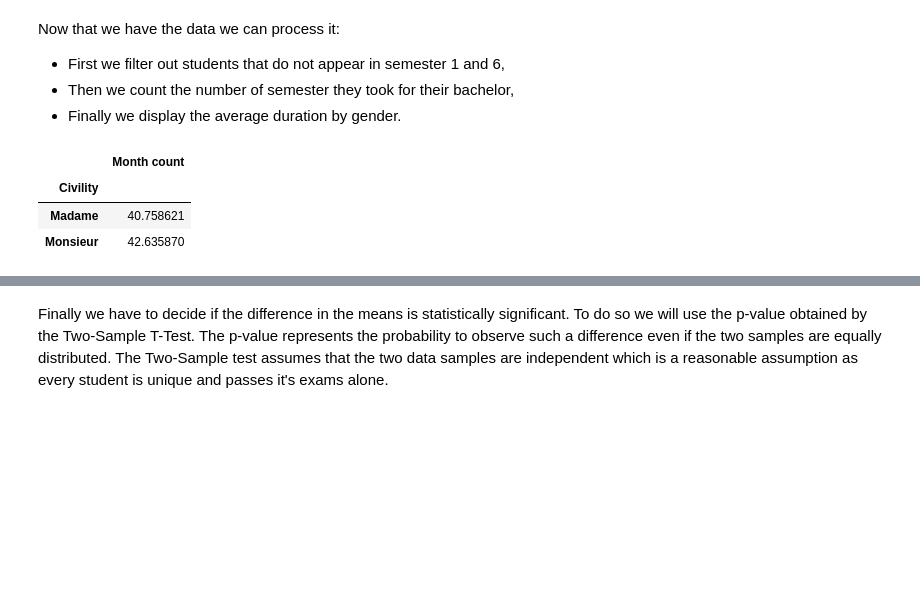
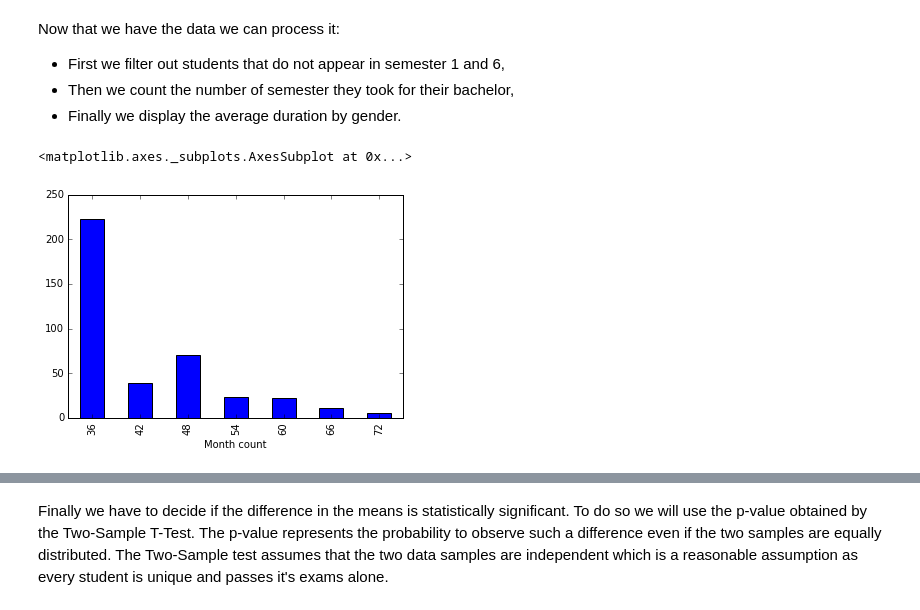
Before and after one commit to bojbilla/AdaHomeworks, a Jupyter notebook: 02 - Data from the Web/HW2.ipynb, the cells around one changed output, grey strips where cells are left out. Saved outputs shown, nothing was run; the diff lists cells and outputs as text; code cells hidden in the pictures; blank space fills up the shorter version.

Commit message:
Add plots

```diff
--- a/02 - Data from the Web/HW2.ipynb
+++ b/02 - Data from the Web/HW2.ipynb
@@ -199,11 +164,12 @@ bc_sem_count = bc_sem_count.groupby('Sciper').sum()
 # Give them thier civility back
 civilities = bachelor[['Sciper', 'Civility']].drop_duplicates()
 bc_sem_count = civilities.join(bc_sem_count, how='inner', on='Sciper')
-
-# Compute the average bachelor duration by gender
-bc_sem_count.groupby('Civility').mean()
-# %% [output]
-|  | Month count |
-| Civility |  |
-| Madame | 40.758621 |
-| Monsieur | 42.635870 |
+# %%
+# Assumption: can't finish EPFL in less than 36 months
+bc_sem_count = bc_sem_count[bc_sem_count['Month count'] >= 36]
+# %%
+# Distribution of the number of month spent
+bc_sem_count[['Month count']].groupby('Month count').size().plot(kind='bar')
+# %% [output]
+<matplotlib.axes._subplots.AxesSubplot at 0x...>
+[figure, added]
```
Also changed, not shown: parts of 12 cells of this notebook, 1 other file.
